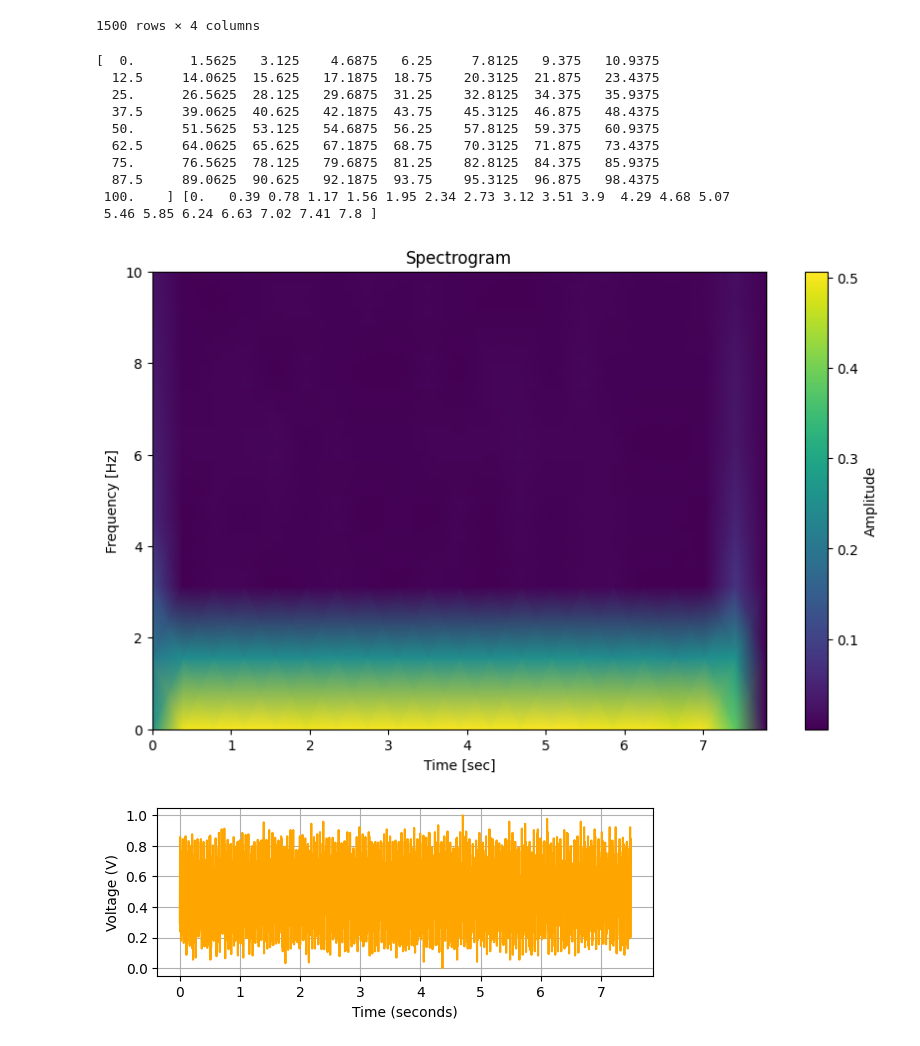
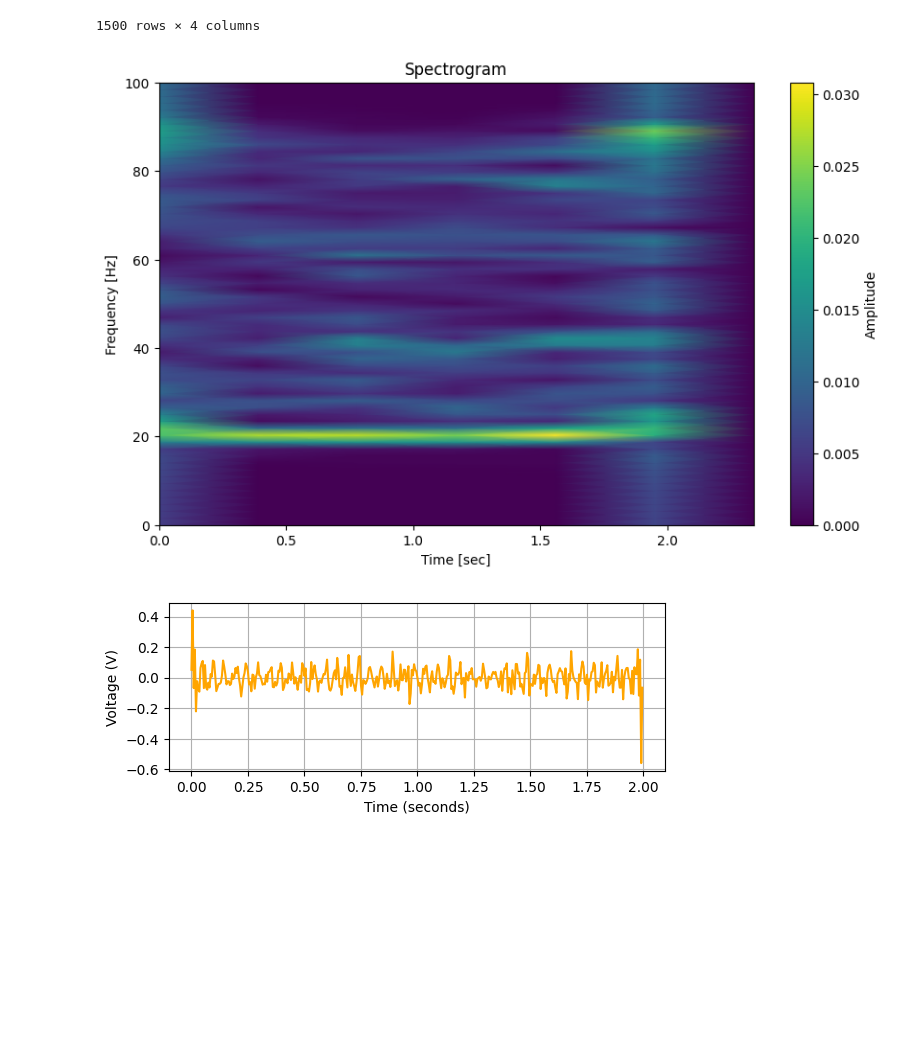
Before and after one commit to Aryanaut/ecz-ware, a Jupyter notebook: training/spectrogram.ipynb, the cells around one changed output. Drawn from its saved outputs; the diff is of its cells as text; code cells hidden in the pictures; blank space fills up the shorter version.

```diff
--- a/training/spectrogram.ipynb
+++ b/training/spectrogram.ipynb
@@ -28,6 +34,7 @@ from scipy import signal
 # %%
-df_scratch = pd.read_csv('/home/nine/ecz-ware/training/data/emg_scratch.csv')
-df_rest = pd.read_csv('/home/nine/ecz-ware/training/data/emg_rest.csv')
+df_scratch = pd.read_csv('data\\emg_scratch.csv')
+df_rest = pd.read_csv('data\\emg_rest.csv')
+df_other = pd.read_csv('data\\emg_other.csv')
 df_scratch
 # %% [output]
 |  | timestamp | v1 | v2 | label |
@@ -45,49 +52,57 @@ df_scratch
 1500 rows × 4 columns
 # %%
 scratch_data = df_scratch['v2'].to_numpy()
-other_data = df_rest['v2'].to_numpy()
+other_data = df_other['v2'].to_numpy()
+rest_data = df_rest['v2'].to_numpy()
 # %%
 def cleanup(data):
     data = data - np.mean(data)
     data = (data - data.min()) / (data.max() - data.min())
     return data
+
+def bandpass_filter(data, lowcut=20.0, highcut=90.0, fs=200.0, order=4):
+    nyq = 0.5 * fs
+    b, a = butter(order, [lowcut/nyq, highcut/nyq], btype='band')
+    return filtfilt(b, a, data)
+
+def find_noise_frequency(data, fs=200.0):
+    f, Pxx = periodogram(data, fs=fs)
+    idx = np.argmax(Pxx)
+    return f[idx]
+
+def adaptive_notch_filter(data, fs=200.0, quality=30):
+    freq = find_noise_frequency(data, fs=fs)
+    nyq = 0.5 * fs
+    b, a = iirnotch(freq/nyq, quality)
+    return filtfilt(b, a, data)
 # %%
 def get_spectrogram(data: np.ndarray):
     f, t, z = signal.stft(data, fs=200, nperseg=128, noverlap=50, nfft=128)
     spectrogram = np.abs(z)
     return f, t, spectrogram
 # %%
-current_array = other_data
+current_array = rest_data[0:400]
 cleaned = cleanup(current_array)
+cleaned = bandpass_filter(cleaned)
+cleaned = adaptive_notch_filter(cleaned)
 f, t, s = get_spectrogram(cleaned)
 # print(f, t)
 plt.figure(figsize=(10, 6))
 plt.pcolormesh(t, f, s, shading='gouraud')
 plt.title('Spectrogram')
 plt.ylabel('Frequency [Hz]')
 plt.xlabel('Time [sec]')
-plt.colorbar(label='Amplitude')
-plt.ylim(0, 10)  # limit frequency range to make plot clearer
+plt.colorbar(label='Amplitude')  # limit frequency range to make plot clearer
 plt.show()
 
 time = np.arange(len(current_array)) / 200.0
 
 plt.subplot(2, 1, 2)
 plt.plot(time, cleaned, label='Centered EMG Voltage', color='orange')
 plt.ylabel('Voltage (V)')
 plt.xlabel('Time (seconds)')
 
 plt.grid(True)
 # %% [output]
-[  0.       1.5625   3.125    4.6875   6.25     7.8125   9.375   10.9375
-  12.5     14.0625  15.625   17.1875  18.75    20.3125  21.875   23.4375
-  25.      26.5625  28.125   29.6875  31.25    32.8125  34.375   35.9375
-  37.5     39.0625  40.625   42.1875  43.75    45.3125  46.875   48.4375
-  50.      51.5625  53.125   54.6875  56.25    57.8125  59.375   60.9375
-  62.5     64.0625  65.625   67.1875  68.75    70.3125  71.875   73.4375
-  75.      76.5625  78.125   79.6875  81.25    82.8125  84.375   85.9375
-  87.5     89.0625  90.625   92.1875  93.75    95.3125  96.875   98.4375
- 100.    ] [0.   0.39 0.78 1.17 1.56 1.95 2.34 2.73 3.12 3.51 3.9  4.29 4.68 5.07
- 5.46 5.85 6.24 6.63 7.02 7.41 7.8 ]
-[figure, old version]
+[figure, new version]
-[figure, old version]
+[figure, new version]
```
Also changed, not shown: parts of 2 cells of this notebook.
